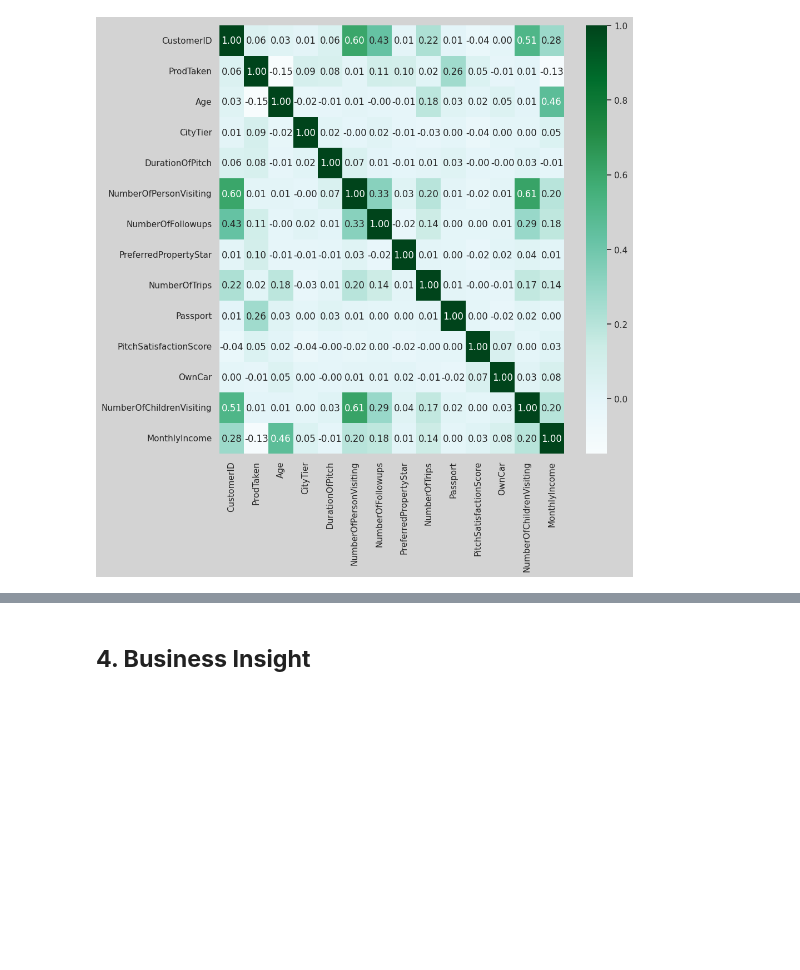
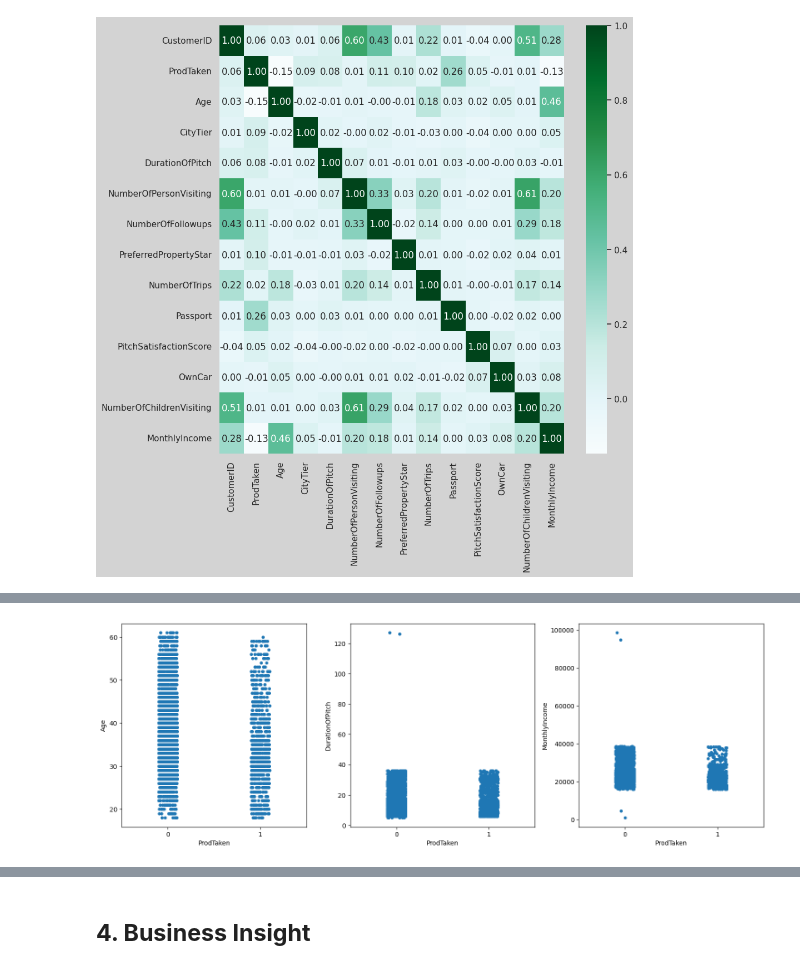
Before and after one commit to JodhiKrisantus/Classification-Holiday-Package-Prediction, a Jupyter notebook: Pandas_Lovers_Holiday_Package_Prediction.ipynb, the cells around one changed output, grey strips where cells are left out. Saved outputs shown, nothing was run; the diff lists cells and outputs as text; code cells hidden in the pictures; blank space fills up the shorter version.

```diff
--- a/Pandas_Lovers_Holiday_Package_Prediction.ipynb
+++ b/Pandas_Lovers_Holiday_Package_Prediction.ipynb
@@ -328,15 +322,2 @@ for i in range(len(diskrit)):
 # %% [markdown]
 ## **3. Multivariate Analysis**
-# %%
-df_prodtaken = df[(df['ProdTaken']==1)]
-df_no_prodtaken = df[(df['ProdTaken']==0)]
-
-subset = ['DurationOfPitch','MonthlyIncome','NumberOfTrips','PreferredPropertyStar']
-
-fig, axes = plt.subplots(4,2, figsize = (12,12))
-for i in range(4):
-    df_prodtaken.plot(kind='hexbin', x='Age', y=subset[i], gridsize=15, colormap='Blues',ax=axes[i,0],label='abb')
-    df_no_prodtaken.plot(kind='hexbin', x='Age', y=subset[i], gridsize=15, colormap='Oranges', ax=axes[i,1],label='aa')
-plt.tight_layout()
-axes[0,0].set_title('Product Taken',fontsize=20)
-axes[0,1].set_title('No Product Taken',fontsize = 20)
@@ -373 +337,9 @@ sns.lmplot(data=df,x='NumberOfPersonVisiting', y='NumberOfChildrenVisiting', hue
+# %%
+fig = plt.figure(figsize=(15, 15))
+for i in range(0, len(num)): # untuk setiap kolom numerik
+    ax = fig.add_subplot(3, 3, i+1) # kita set posisi catplot/stripplotnya di layout
+    sns.stripplot(ax=ax, data=df, x='ProdTaken', y=num[i]) # gambar catplot/stripplotnya
+    plt.tight_layout()
+# %% [output]
+[figure, added]
 # %% [markdown]
```
Also changed, not shown: parts of 27 cells of this notebook.
